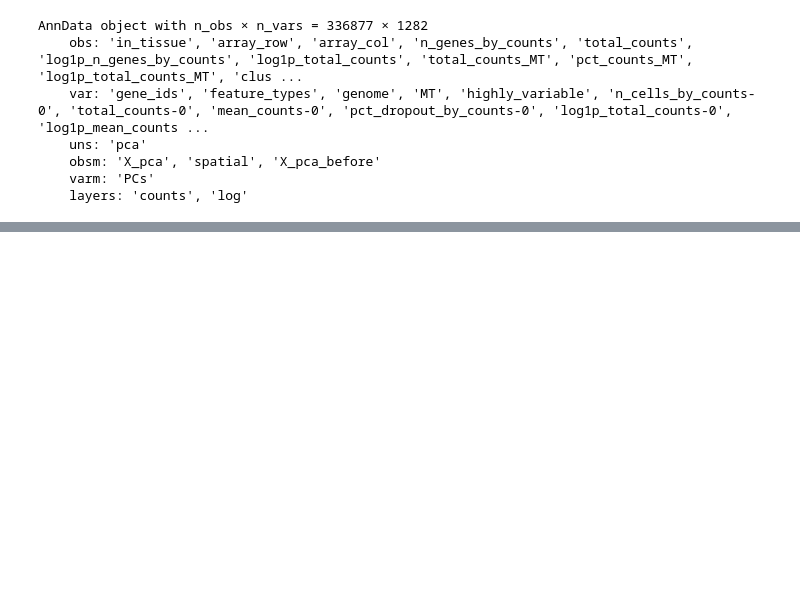
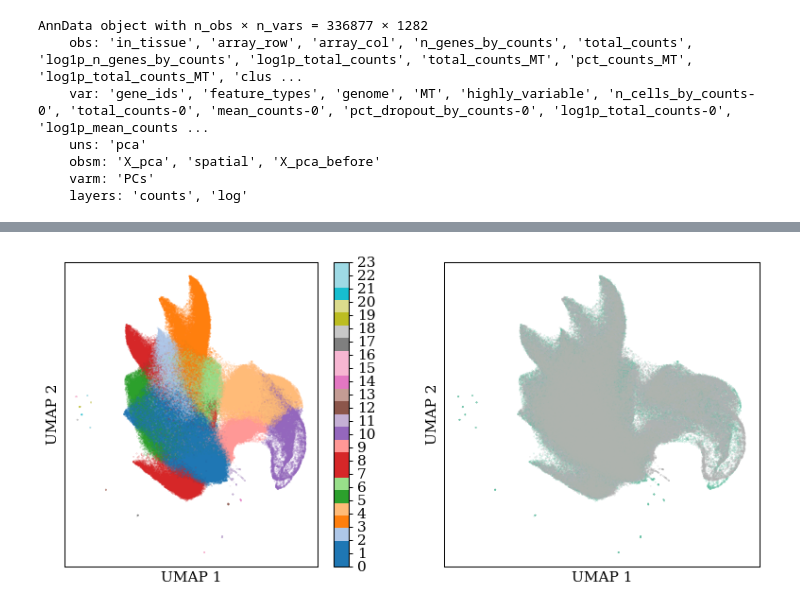
Before and after one commit to gkanfer/SpatialOmicsToolkit, a Jupyter notebook: Tonsil_integration.ipynb, the cells around one changed output, grey strips where cells are left out. Saved outputs shown, nothing was run; the diff lists cells and outputs as text; code cells hidden in the pictures; blank space fills up the shorter version.

```diff
--- a/Tonsil_integration.ipynb
+++ b/Tonsil_integration.ipynb
@@ -539,4 +534,6 @@ plot_umap(ad_yes,X_umap_label = "X_before_umap", column = "batch",paletteSel = '
 # %%
-sc.pp.neighbors(adata_concat, n_pcs = 15, use_rep =  "X_pca_before",key_added = 'before')
-sc.tl.leiden(adata_concat, random_state=1337, resolution=0.5, key_added='cluster', neighbors_key='before')
+sc.pp.neighbors(adata_concat, n_pcs = 15, use_rep =  "X_pca",key_added = 'harmony')
+sc.tl.leiden(adata_concat, random_state=1337, resolution=0.5, key_added='cluster_harmony', neighbors_key='harmony')
+sc.tl.umap(adata_concat, neighbors_key="harmony")
+adata_concat.obsm["harmony_umap"] = adata_concat.obsm["X_umap"]
 adata_concat
@@ -542,0 +549,14 @@ adata_concat
+# %%
+fig, ax = plt.subplots(1, 2, figsize=(10,5),sharex=all,sharey=all)
+plt.rcParams['figure.dpi'] = 92
+plt.rcParams['font.family'] = ['serif']
+plt.rcParams['font.size'] = 12
+plt.rcParams['axes.labelsize'] = 12
+plt.rcParams['axes.titlesize'] = 12
+plt.rcParams['xtick.labelsize'] = 12
+plt.rcParams['ytick.labelsize'] = 12
+plot_umap(adata_concat,X_umap_label = "harmony_umap", column = "cluster_harmony",ax = ax[0],s = 0.01)
+plot_umap(adata_concat,X_umap_label = "harmony_umap", column = "batch",paletteSel = 'Set2',ax = ax[1],s = 0.01, colorbar = False)
+plt.subplots_adjust(left=0.1, right=0.9, top=0.9, bottom=0.2)
+# %% [output]
+[figure, added]
```
Also changed, not shown: parts of 14 cells of this notebook, 1 other file.
